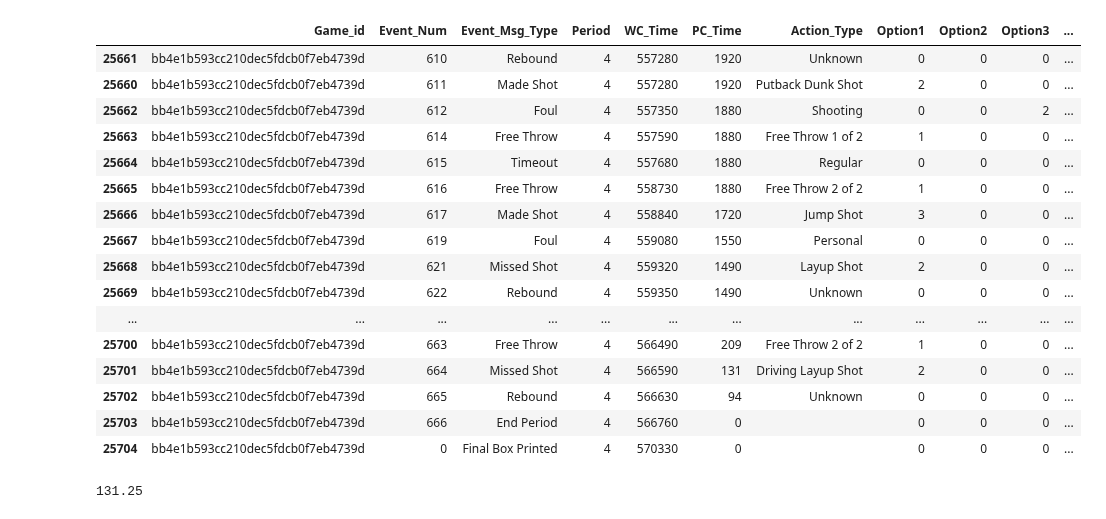
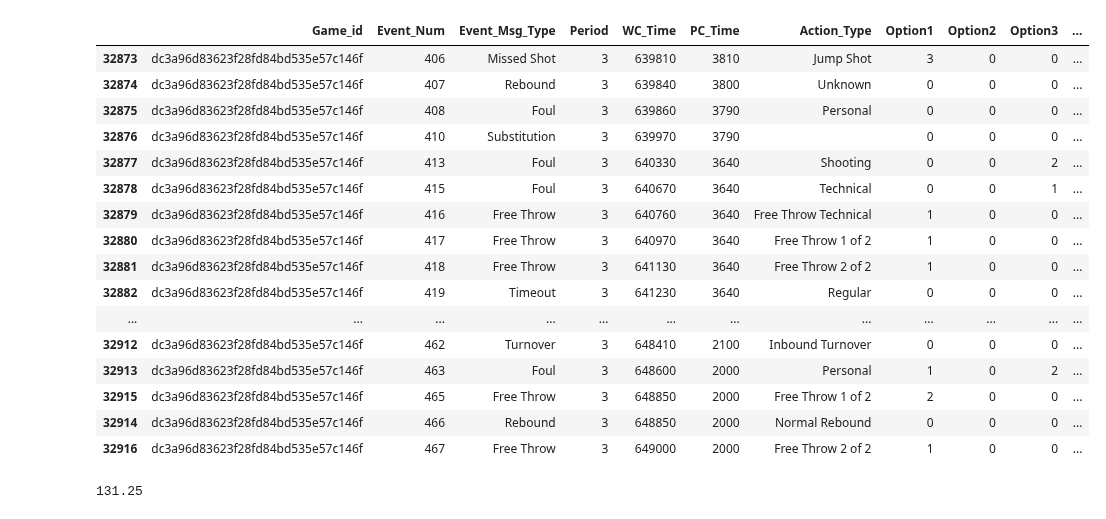
Before and after one commit to wpouse/NBA, a Jupyter notebook: Hackathon Prompt/NBARatingsScrubbed.ipynb, the cells around one changed output. Saved outputs shown, nothing was run; the diff lists cells and outputs as text; code cells hidden in the pictures.

```diff
--- a/Hackathon Prompt/NBARatingsScrubbed.ipynb
+++ b/Hackathon Prompt/NBARatingsScrubbed.ipynb
@@ -856,23 +835,23 @@ rdPBP[318:]
-# %%
-rdPBP[420:]
-# %% [output]
-|  | Game_id | Event_Num | Event_Msg_Type | Period | WC_Time | PC_Time | Action_Type | Option1 | Option2 | Option3 | ... |
-| 25661 | bb4e1b593cc210dec5fdcb0f7eb4739d | 610 | Rebound | 4 | 557280 | 1920 | Unknown | 0 | 0 | 0 | ... |
-| 25660 | bb4e1b593cc210dec5fdcb0f7eb4739d | 611 | Made Shot | 4 | 557280 | 1920 | Putback Dunk Shot | 2 | 0 | 0 | ... |
-| 25662 | bb4e1b593cc210dec5fdcb0f7eb4739d | 612 | Foul | 4 | 557350 | 1880 | Shooting | 0 | 0 | 2 | ... |
-| 25663 | bb4e1b593cc210dec5fdcb0f7eb4739d | 614 | Free Throw | 4 | 557590 | 1880 | Free Throw 1 of 2 | 1 | 0 | 0 | ... |
-| 25664 | bb4e1b593cc210dec5fdcb0f7eb4739d | 615 | Timeout | 4 | 557680 | 1880 | Regular | 0 | 0 | 0 | ... |
-| 25665 | bb4e1b593cc210dec5fdcb0f7eb4739d | 616 | Free Throw | 4 | 558730 | 1880 | Free Throw 2 of 2 | 1 | 0 | 0 | ... |
-| 25666 | bb4e1b593cc210dec5fdcb0f7eb4739d | 617 | Made Shot | 4 | 558840 | 1720 | Jump Shot | 3 | 0 | 0 | ... |
-| 25667 | bb4e1b593cc210dec5fdcb0f7eb4739d | 619 | Foul | 4 | 559080 | 1550 | Personal | 0 | 0 | 0 | ... |
-| 25668 | bb4e1b593cc210dec5fdcb0f7eb4739d | 621 | Missed Shot | 4 | 559320 | 1490 | Layup Shot | 2 | 0 | 0 | ... |
-| 25669 | bb4e1b593cc210dec5fdcb0f7eb4739d | 622 | Rebound | 4 | 559350 | 1490 | Unknown | 0 | 0 | 0 | ... |
-| ... | ... | ... | ... | ... | ... | ... | ... | ... | ... | ... | ... |
-| 25700 | bb4e1b593cc210dec5fdcb0f7eb4739d | 663 | Free Throw | 4 | 566490 | 209 | Free Throw 2 of 2 | 1 | 0 | 0 | ... |
-| 25701 | bb4e1b593cc210dec5fdcb0f7eb4739d | 664 | Missed Shot | 4 | 566590 | 131 | Driving Layup Shot | 2 | 0 | 0 | ... |
-| 25702 | bb4e1b593cc210dec5fdcb0f7eb4739d | 665 | Rebound | 4 | 566630 | 94 | Unknown | 0 | 0 | 0 | ... |
-| 25703 | bb4e1b593cc210dec5fdcb0f7eb4739d | 666 | End Period | 4 | 566760 | 0 |  | 0 | 0 | 0 | ... |
-| 25704 | bb4e1b593cc210dec5fdcb0f7eb4739d | 0 | Final Box Printed | 4 | 570330 | 0 |  | 0 | 0 | 0 | ... |
+# %%
+rdPBP[287:331]
+# %% [output]
+|  | Game_id | Event_Num | Event_Msg_Type | Period | WC_Time | PC_Time | Action_Type | Option1 | Option2 | Option3 | ... |
+| 32873 | dc3a96d83623f28fd84bd535e57c146f | 406 | Missed Shot | 3 | 639810 | 3810 | Jump Shot | 3 | 0 | 0 | ... |
+| 32874 | dc3a96d83623f28fd84bd535e57c146f | 407 | Rebound | 3 | 639840 | 3800 | Unknown | 0 | 0 | 0 | ... |
+| 32875 | dc3a96d83623f28fd84bd535e57c146f | 408 | Foul | 3 | 639860 | 3790 | Personal | 0 | 0 | 0 | ... |
+| 32876 | dc3a96d83623f28fd84bd535e57c146f | 410 | Substitution | 3 | 639970 | 3790 |  | 0 | 0 | 0 | ... |
+| 32877 | dc3a96d83623f28fd84bd535e57c146f | 413 | Foul | 3 | 640330 | 3640 | Shooting | 0 | 0 | 2 | ... |
+| 32878 | dc3a96d83623f28fd84bd535e57c146f | 415 | Foul | 3 | 640670 | 3640 | Technical | 0 | 0 | 1 | ... |
+| 32879 | dc3a96d83623f28fd84bd535e57c146f | 416 | Free Throw | 3 | 640760 | 3640 | Free Throw Technical | 1 | 0 | 0 | ... |
+| 32880 | dc3a96d83623f28fd84bd535e57c146f | 417 | Free Throw | 3 | 640970 | 3640 | Free Throw 1 of 2 | 1 | 0 | 0 | ... |
+| 32881 | dc3a96d83623f28fd84bd535e57c146f | 418 | Free Throw | 3 | 641130 | 3640 | Free Throw 2 of 2 | 1 | 0 | 0 | ... |
+| 32882 | dc3a96d83623f28fd84bd535e57c146f | 419 | Timeout | 3 | 641230 | 3640 | Regular | 0 | 0 | 0 | ... |
+| ... | ... | ... | ... | ... | ... | ... | ... | ... | ... | ... | ... |
+| 32912 | dc3a96d83623f28fd84bd535e57c146f | 462 | Turnover | 3 | 648410 | 2100 | Inbound Turnover | 0 | 0 | 0 | ... |
+| 32913 | dc3a96d83623f28fd84bd535e57c146f | 463 | Foul | 3 | 648600 | 2000 | Personal | 1 | 0 | 2 | ... |
+| 32915 | dc3a96d83623f28fd84bd535e57c146f | 465 | Free Throw | 3 | 648850 | 2000 | Free Throw 1 of 2 | 2 | 0 | 0 | ... |
+| 32914 | dc3a96d83623f28fd84bd535e57c146f | 466 | Rebound | 3 | 648850 | 2000 | Normal Rebound | 0 | 0 | 0 | ... |
+| 32916 | dc3a96d83623f28fd84bd535e57c146f | 467 | Free Throw | 3 | 649000 | 2000 | Free Throw 2 of 2 | 1 | 0 | 0 | ... |
 # %%
 np.round(100*21.0/16, 2)
 # %% [output]
```
Also changed, not shown: parts of 9 cells of this notebook, 1 other file.
